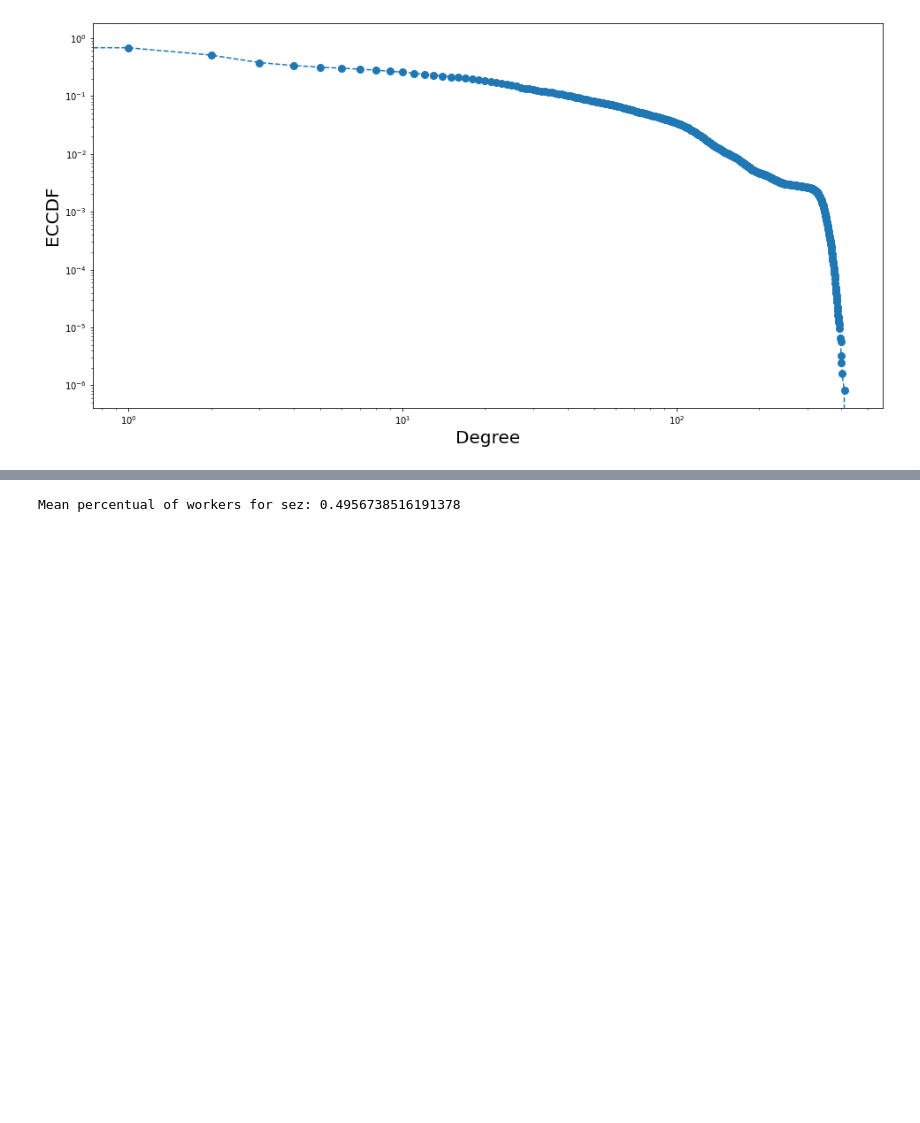
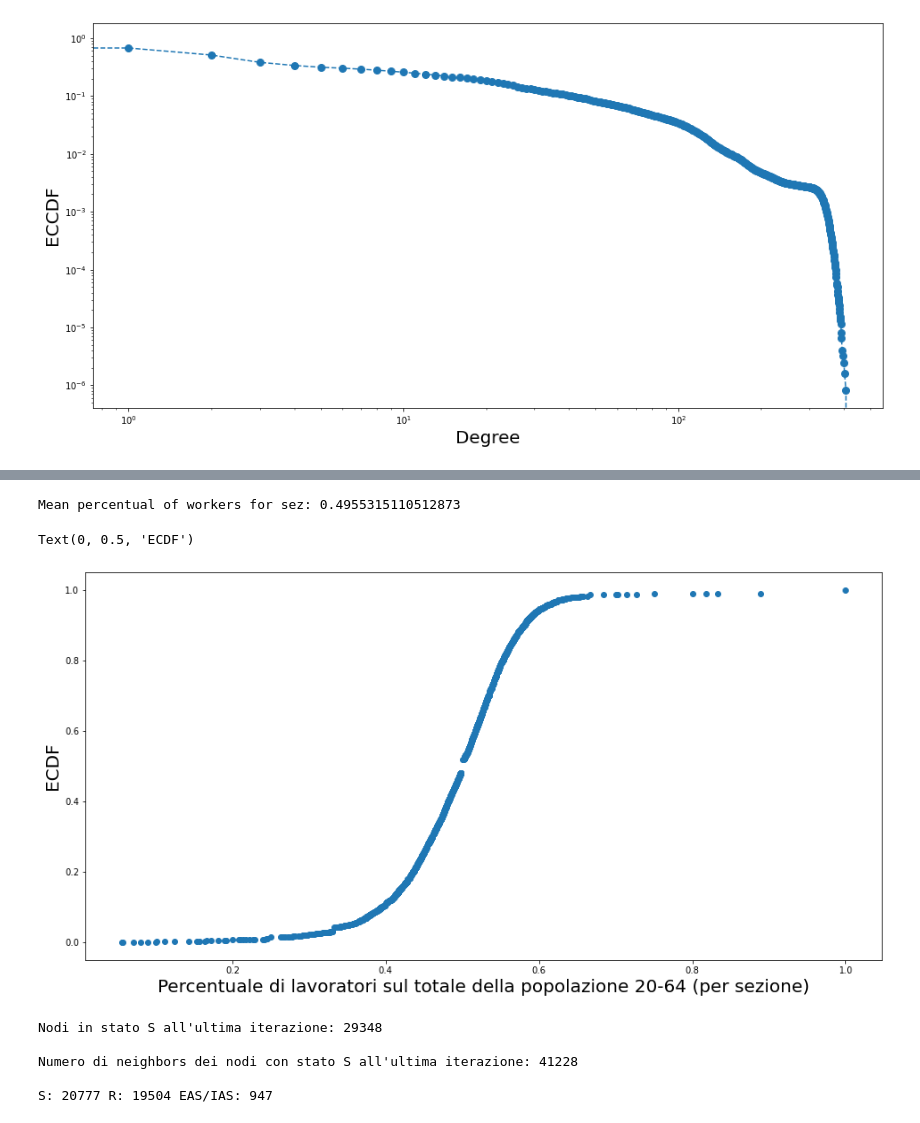
Before and after one commit to freshgiammi/Tesi, a Jupyter notebook: Tesi.ipynb, the cells around one changed output, grey strips where cells are left out. Saved outputs shown, nothing was run; the diff lists cells and outputs as text; code cells hidden in the pictures; blank space fills up the shorter version.

```diff
--- a/Tesi.ipynb
+++ b/Tesi.ipynb
@@ -191,24 +191,69 @@ Giovani: 185960 Attivi: 507421 Anziani: 14944
 # %%
 client = MongoClient('localhost', 27017)
 db = client['tesi']
 db_sezioni = db['sezioni']
 db_lavoro = db['lavoro']
 
 work_dist = []
 for i in list(db_sezioni.find()):
     #print("Indexing sez:",i["properties"]["SEZ"], end="\r", flush=True)
     num_attivi = 0
     num_workers = 0
     if "famiglie" in i.keys():
         for fam in i["famiglie"]:
             for mem in fam["members"]:
                 if mem["age"] == "20-64":
                     num_attivi += 1
                     if "sez_lavoro" in mem.keys(): num_workers += 1
         if (num_workers != 0 and num_attivi != 0):
             work_dist.append({"sez":i["properties"]["SEZ"],"num":num_workers/num_attivi})
 
 list_dist =  [i["num"] for i in work_dist]
 print("Mean percentual of workers for sez:",np.mean(list_dist))
+
+# ECDF linear scale
+cdf = ECDF(list_dist)
+x = np.unique(list_dist)
+y = cdf(x)
+fig_cdf = plt.figure(figsize=(16,8))
+axes = fig_cdf.gca()
+axes.plot(x,y,marker='o',ms=6, linestyle='None')
+axes.set_xlabel('Percentuale di lavoratori sul totale della popolazione 20-64 (per sezione)',size=20)
+axes.set_ylabel('ECDF', size = 20)
 # %% [output]
-Mean percentual of workers for sez: 0.4956738516191378
+Mean percentual of workers for sez: 0.4955315110512873
+Text(0, 0.5, 'ECDF')
+[figure, added]
+# %%
+#TODO: Check if herd immunity has ben achieved
+G0_susceptible = []
+for i in G0.nodes():
+    if i in graph_stat.keys():
+        if graph_stat[i] == 0:
+            G0_susceptible.append(i)
+print("Nodi in stato S all'ultima iterazione:",len(G0_susceptible))
+print()
+
+neighbors = {}
+for i in G0_susceptible:
+    neighborhood = [n for n in relabeled.neighbors(i)]
+    for n in neighborhood:
+        neighbors[n] = graph_stat[n]
+print("Numero di neighbors dei nodi con stato S all'ultima iterazione:",len(neighbors))
+print()
+
+NS = 0
+NIE = 0
+NR = 0
+for i in neighbors:
+    if neighbors[i] == 0: NS += 1
+    elif neighbors[i] == 5: NR += 1
+    else: NIE +=1
+
+print("S:",NS,"R:",NR,"EAS/IAS:",NIE)
+# %% [output]
+Nodi in stato S all'ultima iterazione: 29348
+
+Numero di neighbors dei nodi con stato S all'ultima iterazione: 41228
+
+S: 20777 R: 19504 EAS/IAS: 947
```
Also changed, not shown: parts of 6 cells of this notebook, 2 other files.
